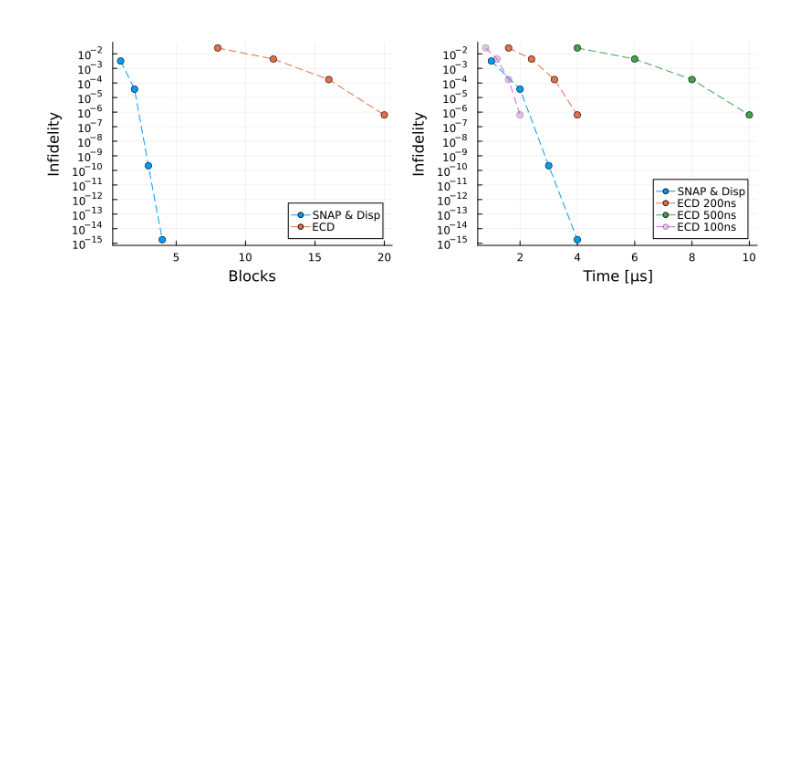
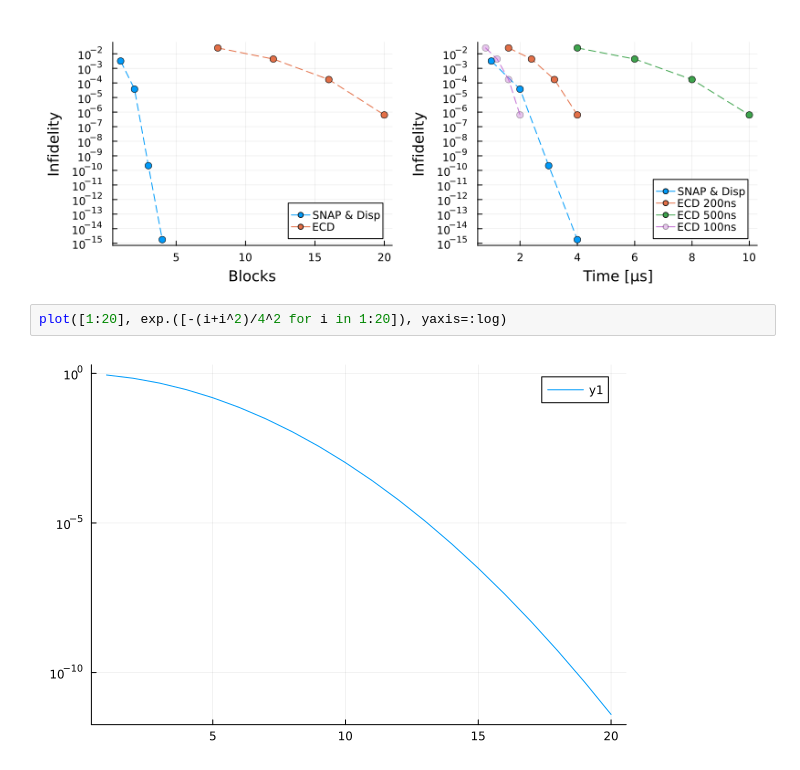
Before and after one commit to AndreaMaestri18/Opt3DQalgs, a Jupyter notebook: BTgates/src/plots_and_analysis/infidelity_comparison_plots.ipynb, the cells around one changed output. Saved outputs shown, nothing was run; the diff lists cells and outputs as text; blank space fills up the shorter version.

```diff
--- a/BTgates/src/plots_and_analysis/infidelity_comparison_plots.ipynb
+++ b/BTgates/src/plots_and_analysis/infidelity_comparison_plots.ipynb
@@ -206,3 +206,7 @@ plot!(blocks_ecd*0.1,infidelities_ecd, label= "ECD 100ns", linestyle=:dash,  mar
 #savefig("../../plots/blocksandtime_ecd_vs_snap_vs_PO/gateprepRX_3photons.pdf")
 # %% [output]
 [figure]
+# %%
+plot([1:20], exp.([-(i+i^2)/4^2 for i in 1:20]), yaxis=:log)
+# %% [output]
+[figure, added]
```
Also changed, not shown: parts of 2 cells of this notebook, 1 other file.
